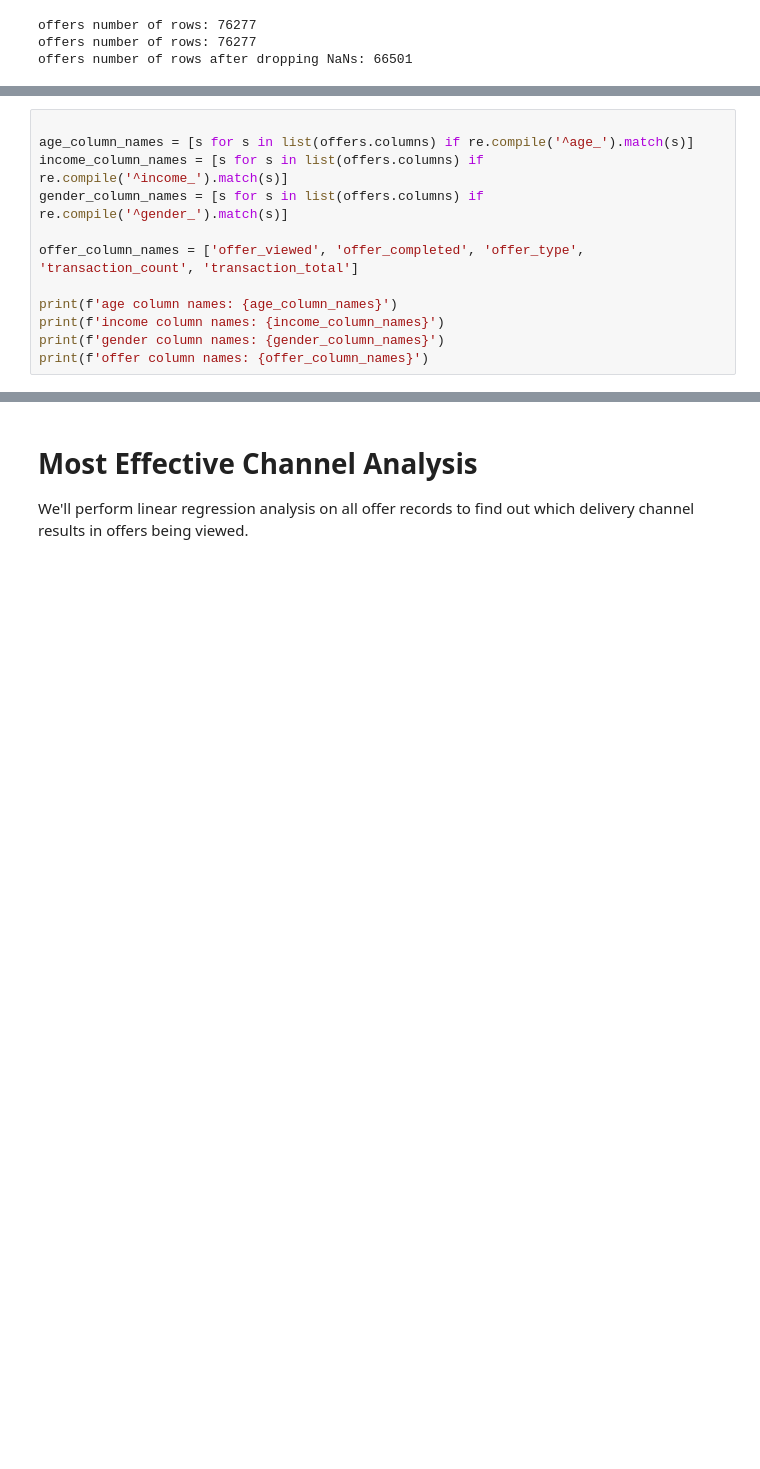
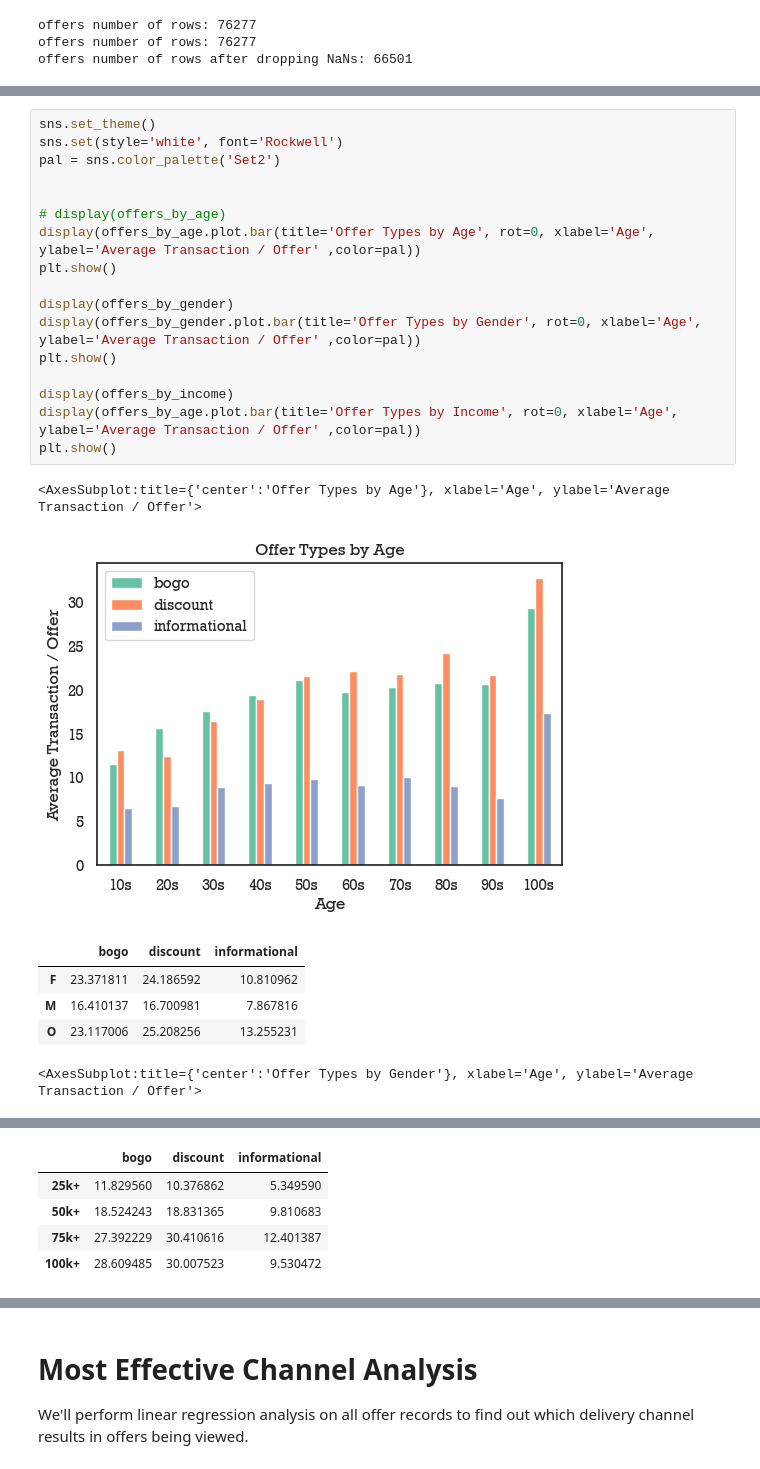
Before and after one commit to lajos/starbucks-capstone-project, a Jupyter notebook: Starbucks_Capstone_notebook.ipynb, the cells around one changed output, grey strips where cells are left out. Cells and saved outputs as stored; diff of their text form; blank space fills up the shorter version.

```diff
--- a/Starbucks_Capstone_notebook.ipynb
+++ b/Starbucks_Capstone_notebook.ipynb
@@ -527,12 +598,0 @@ Create lists for offer and bin column names for easy filtering.
-# %%
-
-age_column_names = [s for s in list(offers.columns) if re.compile('^age_').match(s)]
-income_column_names = [s for s in list(offers.columns) if re.compile('^income_').match(s)]
-gender_column_names = [s for s in list(offers.columns) if re.compile('^gender_').match(s)]
-
-offer_column_names = ['offer_viewed', 'offer_completed', 'offer_type', 'transaction_count', 'transaction_total']
-
-print(f'age column names: {age_column_names}')
-print(f'income column names: {income_column_names}')
-print(f'gender column names: {gender_column_names}')
-print(f'offer column names: {offer_column_names}')
@@ -649,0 +714,25 @@ number of offers completed: 9687
+# %%
+sns.set_theme()
+sns.set(style='white', font='Rockwell')
+pal = sns.color_palette('Set2')
+
+
+# display(offers_by_age)
+display(offers_by_age.plot.bar(title='Offer Types by Age', rot=0, xlabel='Age', ylabel='Average Transaction / Offer' ,color=pal))
+plt.show()
+
+display(offers_by_gender)
+display(offers_by_gender.plot.bar(title='Offer Types by Gender', rot=0, xlabel='Age', ylabel='Average Transaction / Offer' ,color=pal))
+plt.show()
+
+display(offers_by_income)
+display(offers_by_age.plot.bar(title='Offer Types by Income', rot=0, xlabel='Age', ylabel='Average Transaction / Offer' ,color=pal))
+plt.show()
+# %% [output]
+<AxesSubplot:title={'center':'Offer Types by Age'}, xlabel='Age', ylabel='Average Transaction / Offer'>
+[figure, added]
+|  | bogo | discount | informational |
+| F | 23.371811 | 24.186592 | 10.810962 |
+| M | 16.410137 | 16.700981 | 7.867816 |
+| O | 23.117006 | 25.208256 | 13.255231 |
+<AxesSubplot:title={'center':'Offer Types by Gender'}, xlabel='Age', ylabel='Average Transaction / Offer'>
@@ -649,0 +740,5 @@ number of offers completed: 9687
+|  | bogo | discount | informational |
+| 25k+ | 11.829560 | 10.376862 | 5.349590 |
+| 50k+ | 18.524243 | 18.831365 | 9.810683 |
+| 75k+ | 27.392229 | 30.410616 | 12.401387 |
+| 100k+ | 28.609485 | 30.007523 | 9.530472 |
```
Also changed, not shown: parts of 14 cells of this notebook.
